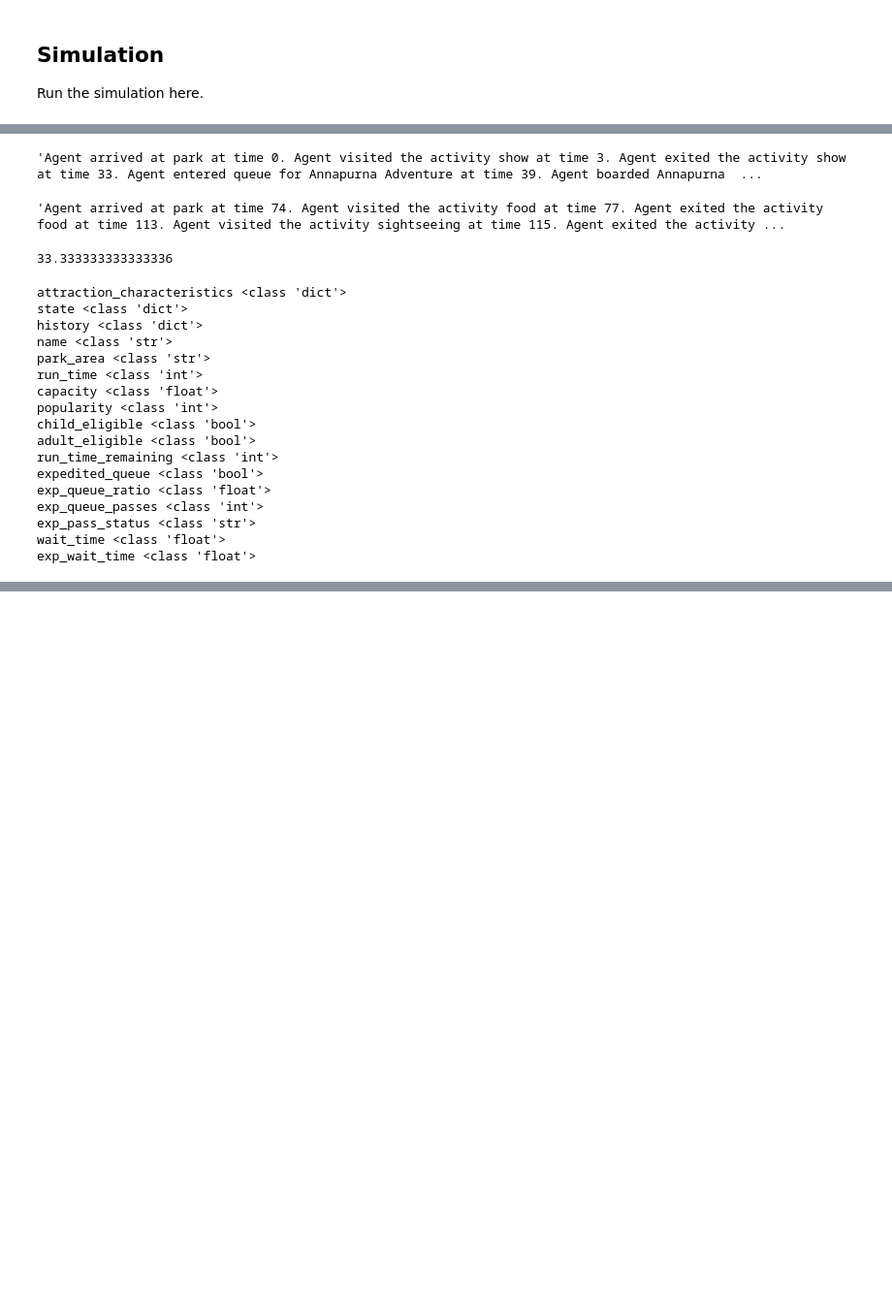
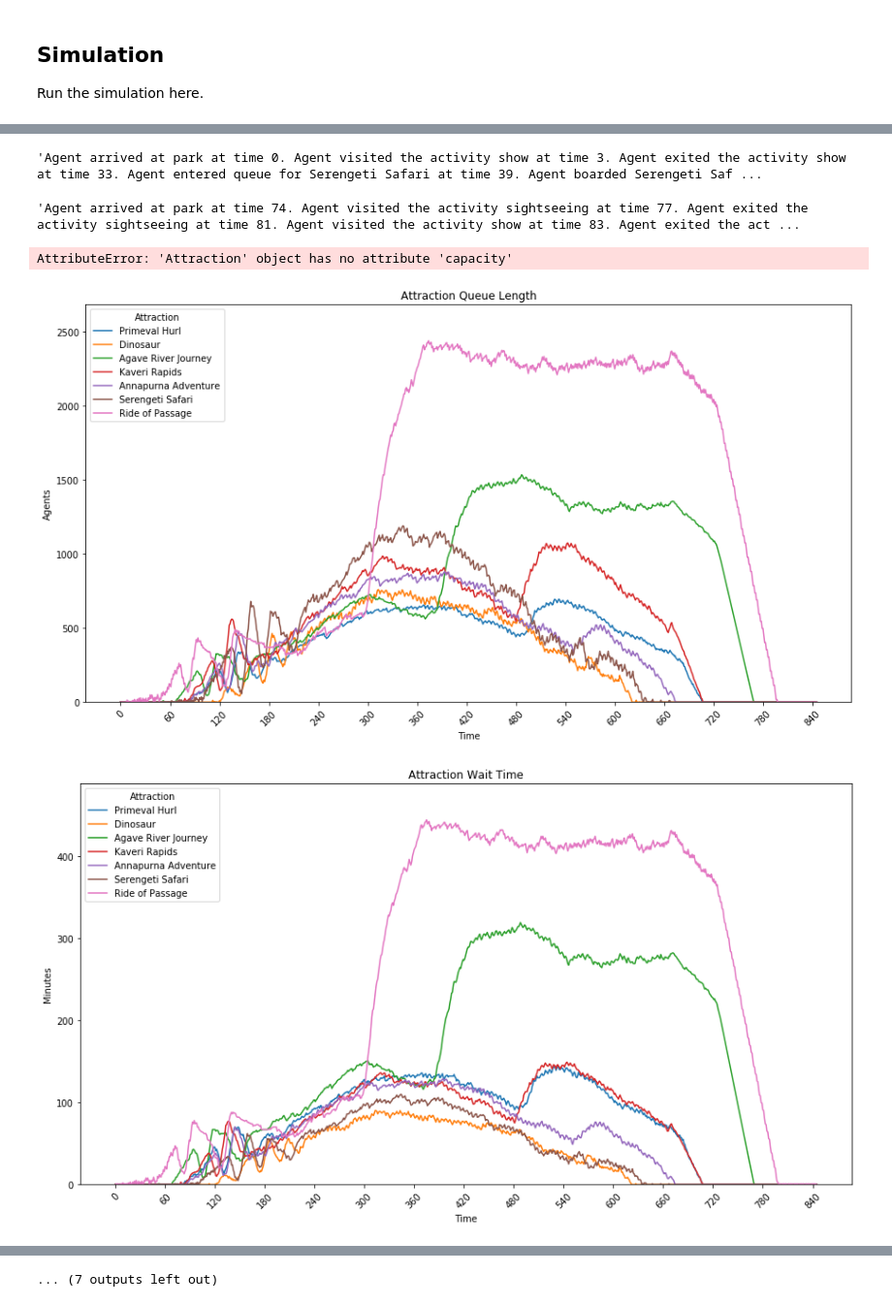
Before and after one commit to AlexBorger/shapeland, a Jupyter notebook: Code/amusement_park_sim.ipynb, the cells around one changed output, grey strips where cells are left out. Shown at 97% size. Cells and saved outputs as stored; diff of their text form; code cells hidden in the pictures; blank space fills up the shorter version.

Commit message:
break attraction into vehicle dispatches

```diff
--- a/Code/amusement_park_sim.ipynb
+++ b/Code/amusement_park_sim.ipynb
@@ -92,9 +92,11 @@ Attractions are essentially rides within a park.
 ATTRACTIONS = [
     {
         "name": "Ride of Passage",
-        "run_time": 5,
+        "run_time": 7,
         "park_area": "Pandora",
-        "hourly_throughput": 1600,
+        "hourly_throughput": 1646,
+        "num_vehicles": 4,
+        "agents_per_vehicle": 48,
         "popularity": 10,
         "expedited_queue": True,
         "expedited_queue_ratio": 0.8,
@@ -105,7 +107,9 @@ ATTRACTIONS = [
         "name": "Serengeti Safari",
         "run_time": 20,
         "park_area": "Africa",
-        "hourly_throughput": 3000,
+        "hourly_throughput": 3240,
+        "num_vehicles": 30,
+        "agents_per_vehicle": 36,
         "popularity": 9,
         "expedited_queue": True,
         "expedited_queue_ratio": 0.8,
@@ -116,7 +120,9 @@ ATTRACTIONS = [
         "name": "Annapurna Adventure",
         "run_time": 3,
         "park_area": "Asia",
-        "hourly_throughput": 2000,
+        "hourly_throughput": 2040,
+        "num_vehicles": 3,
+        "agents_per_vehicle": 34,
         "popularity": 8,
         "expedited_queue": True,
         "expedited_queue_ratio": 0.8,
@@ -127,7 +133,9 @@ ATTRACTIONS = [
         "name": "Kaveri Rapids",
         "run_time": 5,
         "park_area": "Asia",
-        "hourly_throughput": 2000,
+        "hourly_throughput": 2160,
+        "num_vehicles": 15,
+        "agents_per_vehicle": 12,
         "popularity": 7,
         "expedited_queue": True,
         "expedited_queue_ratio": 0.8,
@@ -138,7 +146,9 @@ ATTRACTIONS = [
         "name": "Agave River Journey",
         "run_time": 5,
         "park_area": "Pandora",
-        "hourly_throughput": 1200,
+        "hourly_throughput": 1440,
+        "num_vehicles": 15,
+        "agents_per_vehicle": 8,
         "popularity": 6,
         "expedited_queue": True,
         "expedited_queue_ratio": 0.8,
@@ -149,7 +159,9 @@ ATTRACTIONS = [
         "name": "Dinosaur",
         "run_time": 4,
         "park_area": "Dinoland USA",
-        "hourly_throughput": 2400,
+        "hourly_throughput": 2520,
+        "num_vehicles": 14,
+        "agents_per_vehicle": 12,
         "popularity": 5,
         "expedited_queue": True,
         "expedited_queue_ratio": 0.8,
@@ -160,7 +172,9 @@ ATTRACTIONS = [
         "name": "Primeval Hurl",
         "run_time": 2,
         "park_area": "Dinoland USA",
-        "hourly_throughput": 1000,
+        "hourly_throughput": 1440,
+        "num_vehicles": 12,
+        "agents_per_vehicle": 4,
         "popularity": 4,
         "expedited_queue": True,
         "expedited_queue_ratio": 0.8,
@@ -424,7 +409,7 @@ park.agents[2].log
 #park.plot_range = PLOT_RANGE
 #park.make_plots(show=SHOW_PLOTS)
 # %% [output]
-'Agent arrived at park at time 0. Agent visited the activity show at time 3. Agent exited the activity show at time 33. Agent entered queue for Annapurna Adventure at time 39. Agent boarded Annapurna  ...
+'Agent arrived at park at time 0. Agent visited the activity show at time 3. Agent exited the activity show at time 33. Agent entered queue for Serengeti Safari at time 39. Agent boarded Serengeti Saf ...
 # %%
 #import numpy as np
 #rng = np.random.default_rng(10+23496)
@@ -440,7 +425,7 @@ park.agents[2].log
 
 park.agents[11748].log
 # %% [output]
-'Agent arrived at park at time 74. Agent visited the activity food at time 77. Agent exited the activity food at time 113. Agent visited the activity sightseeing at time 115. Agent exited the activity ...
+'Agent arrived at park at time 74. Agent visited the activity sightseeing at time 77. Agent exited the activity sightseeing at time 81. Agent visited the activity show at time 83. Agent exited the act ...
 # %%
 park.attractions['Primeval Hurl'].capacity#history["exp_queue_length"]#state["agents_in_attraction"])
 # agents_in_attraction, queue, exp_queue, exp_queue_passes_distributed, exp_queue_passes_skipped,
@@ -448,27 +433,15 @@ park.attractions['Primeval Hurl'].capacity#history["exp_queue_length"]#state["ag
 
 # attraction.capacity --> capacity of each cycle, not guests per minute! no wonder.
 # %% [output]
-33.333333333333336
+AttributeError: 'Attraction' object has no attribute 'capacity'
 # %%
 # design graph that shows time of sim vs return window start time for each attraction.
 attrs = vars(park.attractions['Primeval Hurl'])
 for attr in attrs:
     print(attr, type(attrs[attr]))
-# %% [output]
-attraction_characteristics <class 'dict'>
-state <class 'dict'>
-history <class 'dict'>
-name <class 'str'>
-park_area <class 'str'>
-run_time <class 'int'>
-capacity <class 'float'>
-popularity <class 'int'>
-child_eligible <class 'bool'>
-adult_eligible <class 'bool'>
-run_time_remaining <class 'int'>
-expedited_queue <class 'bool'>
-exp_queue_ratio <class 'float'>
-exp_queue_passes <class 'int'>
-exp_pass_status <class 'str'>
-wait_time <class 'float'>
-exp_wait_time <class 'float'>
+# %%
+park.make_plots(show=SHOW_PLOTS)
+park.print_logs(N = 5)
+# %% [output]
+[figure, added]
+[figure, added]
@@ -474,0 +475 @@ exp_wait_time <class 'float'>
+... (7 outputs left out)
```
Also changed, not shown: parts of 2 cells of this notebook, 4 other files.
